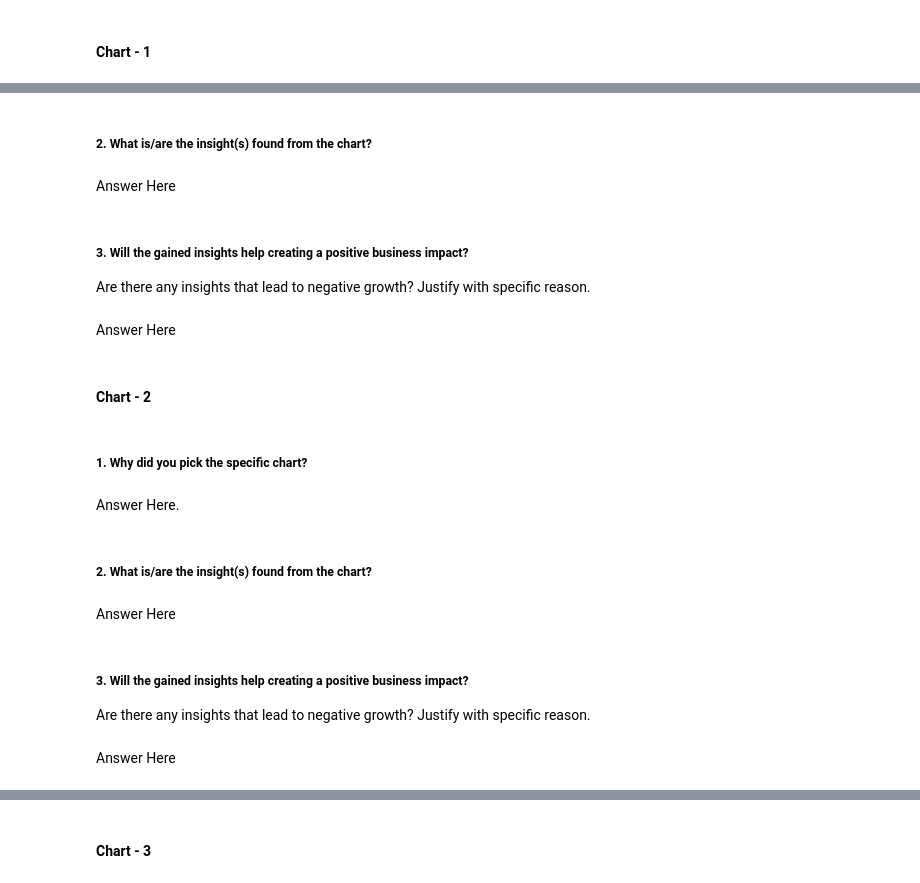
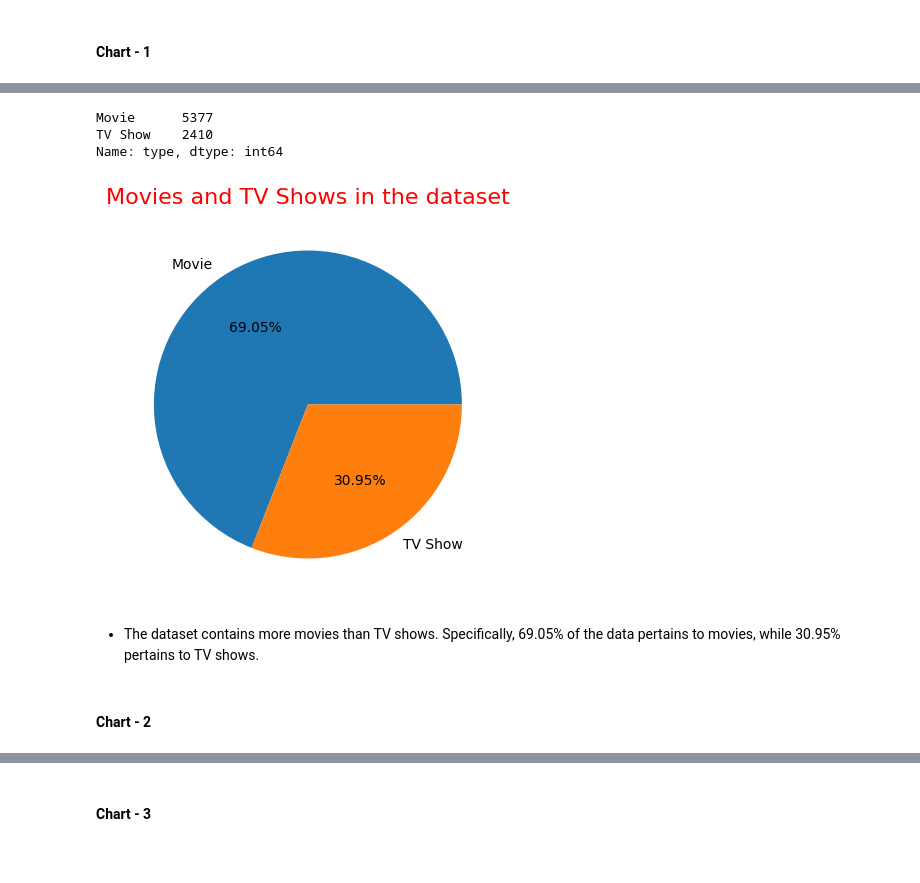
Before and after one commit to saidul-mondal-au7/netflix_movies_show_tv_shows, a Jupyter notebook: Netflix_movies_&_tv_shows.ipynb, the cells around one changed output, grey strips where cells are left out. Drawn from its saved outputs; the diff is of its cells as text; code cells hidden in the pictures; blank space fills up the shorter version.

```diff
--- a/Netflix_movies_&_tv_shows.ipynb
+++ b/Netflix_movies_&_tv_shows.ipynb
@@ -195,11 +276,21 @@ Answer Here.
-# %% [markdown]
-##### 2. What is/are the insight(s) found from the chart?
-# %% [markdown]
-Answer Here
-# %% [markdown]
-##### 3. Will the gained insights help creating a positive business impact?
-Are there any insights that lead to negative growth? Justify with specific reason.
-# %% [markdown]
-Answer Here
+# %%
+# Type Column:
+# Number of Movies and TV Shows in the dataset
+print(df.type.value_counts())
+print(" ")
+# %% [output]
+Movie      5377
+TV Show    2410
+Name: type, dtype: int64
+# %%
+# visualization of Movies and TV Shows in the dataset
+plt.figure(figsize=(10,5),dpi=100)
+df['type'].value_counts().plot(kind='pie',autopct='%1.2f%%')
+plt.ylabel('')
+plt.title('Movies and TV Shows in the dataset',fontsize=16,color='red');
+# %% [output]
+[figure, added]
+# %% [markdown]
+* The dataset contains more movies than TV shows. Specifically, 69.05% of the data pertains to movies, while 30.95% pertains to TV shows.
 # %% [markdown]
 #### Chart - 2
@@ -208,13 +296,0 @@ Answer Here
-# %% [markdown]
-##### 1. Why did you pick the specific chart?
-# %% [markdown]
-Answer Here.
-# %% [markdown]
-##### 2. What is/are the insight(s) found from the chart?
-# %% [markdown]
-Answer Here
-# %% [markdown]
-##### 3. Will the gained insights help creating a positive business impact?
-Are there any insights that lead to negative growth? Justify with specific reason.
-# %% [markdown]
-Answer Here
```
Also changed, not shown: parts of 93 cells of this notebook.
